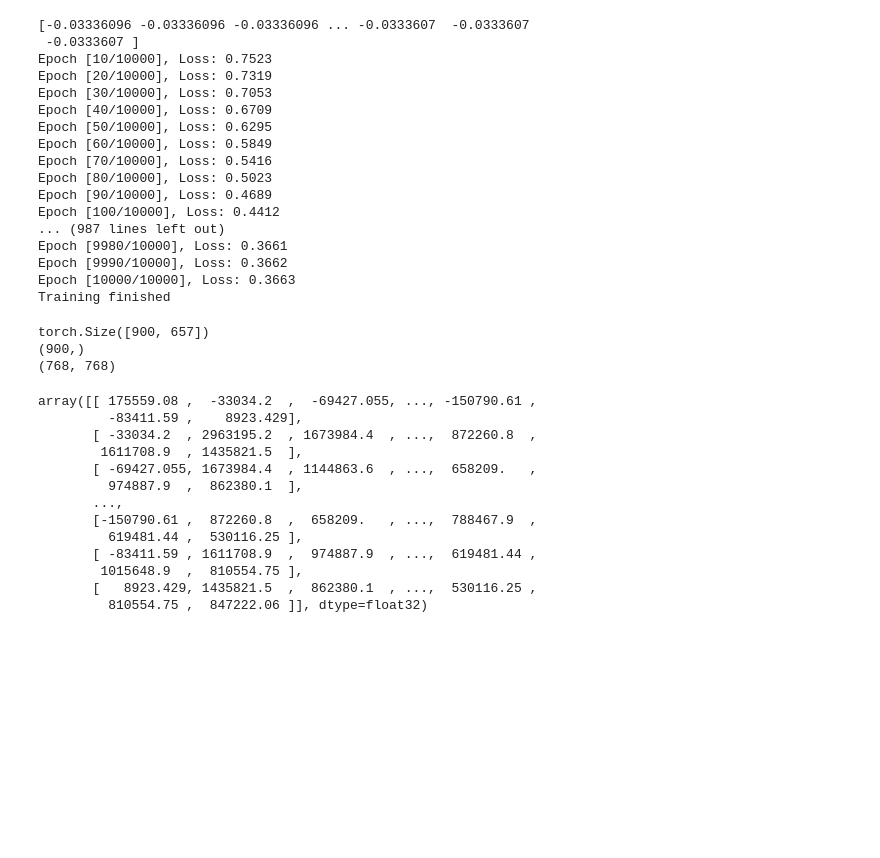
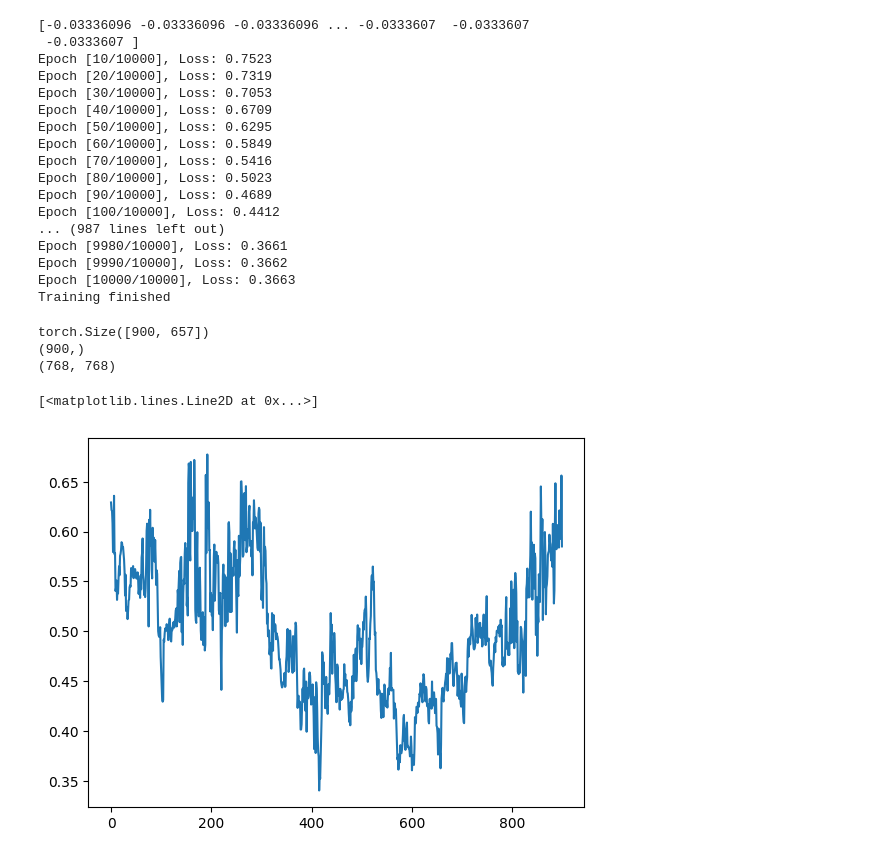
Before and after one commit to mariakesa/NeuroGarage, a Jupyter notebook: pipeline2/test_code.ipynb, the cells around one changed output. Cells and saved outputs as stored; diff of their text form; code cells hidden in the pictures; blank space fills up the shorter version.

Commit message:
something to figure out

```diff
--- a/pipeline2/test_code.ipynb
+++ b/pipeline2/test_code.ipynb
@@ -137,26 +137,20 @@ def calculate_Fisher_matrix(lnp_model, weights, embeddings):
     fisher_matrix = take_neuron_0 * emb_matrix  # Shape (900, 768, 768)
 
     # Sum across the 0 axis to get the Fisher information matrix
-    fisher_matrix = fisher_matrix.sum(axis=0)  # Shape (768, 768)
+    fisher_matrix = fisher_matrix.mean(axis=0)  # Shape (768, 768)
     print(fisher_matrix.shape)  # Expected shape (768, 768)
 
     return fisher_matrix
 
-calculate_Fisher_matrix(lnp_model, weights, embeddings)
+fisher_mat=calculate_Fisher_matrix(lnp_model, weights, embeddings)
 # %% [output]
 torch.Size([900, 657])
 (900,)
 (768, 768)
-array([[ 175559.08 ,  -33034.2  ,  -69427.055, ..., -150790.61 ,
-         -83411.59 ,    8923.429],
-       [ -33034.2  , 2963195.2  , 1673984.4  , ...,  872260.8  ,
-        1611708.9  , 1435821.5  ],
-       [ -69427.055, 1673984.4  , 1144863.6  , ...,  658209.   ,
-         974887.9  ,  862380.1  ],
-       ...,
-       [-150790.61 ,  872260.8  ,  658209.   , ...,  788467.9  ,
-         619481.44 ,  530116.25 ],
-       [ -83411.59 , 1611708.9  ,  974887.9  , ...,  619481.44 ,
-        1015648.9  ,  810554.75 ],
-       [   8923.429, 1435821.5  ,  862380.1  , ...,  530116.25 ,
-         810554.75 ,  847222.06 ]], dtype=float32)
+# %%
+firing_rate=lnp_model(embeddings)
+
+plt.plot(firing_rate[:,3].detach().numpy()*0.0333)
+# %% [output]
+[<matplotlib.lines.Line2D at 0x...>]
+[figure, added]
```
Also changed, not shown: parts of 1 cell of this notebook.
